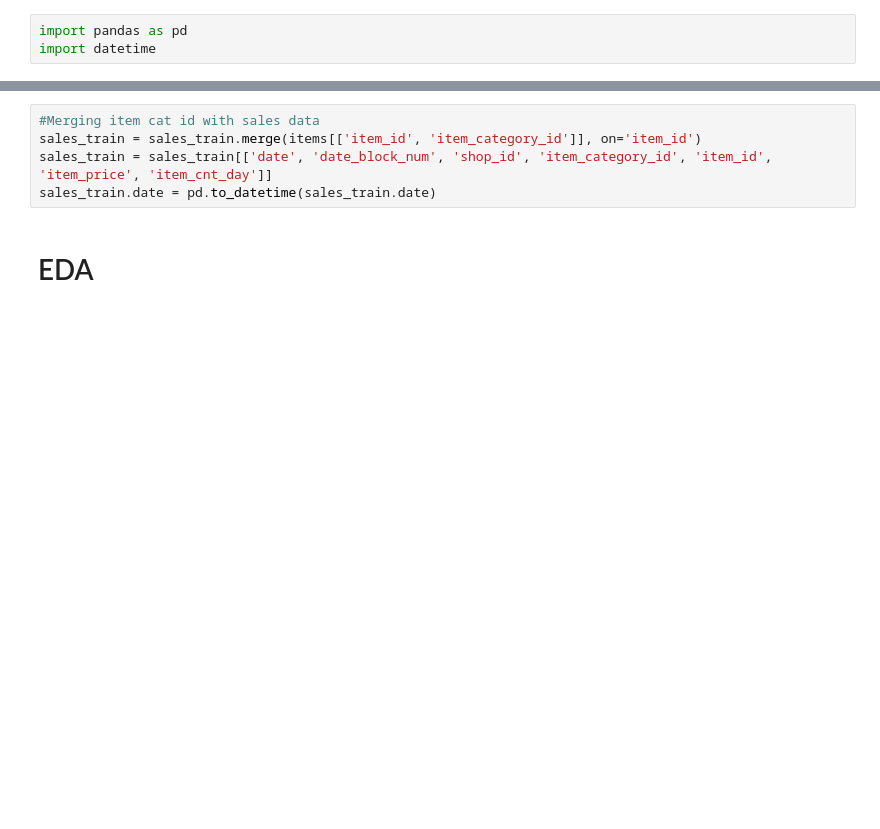
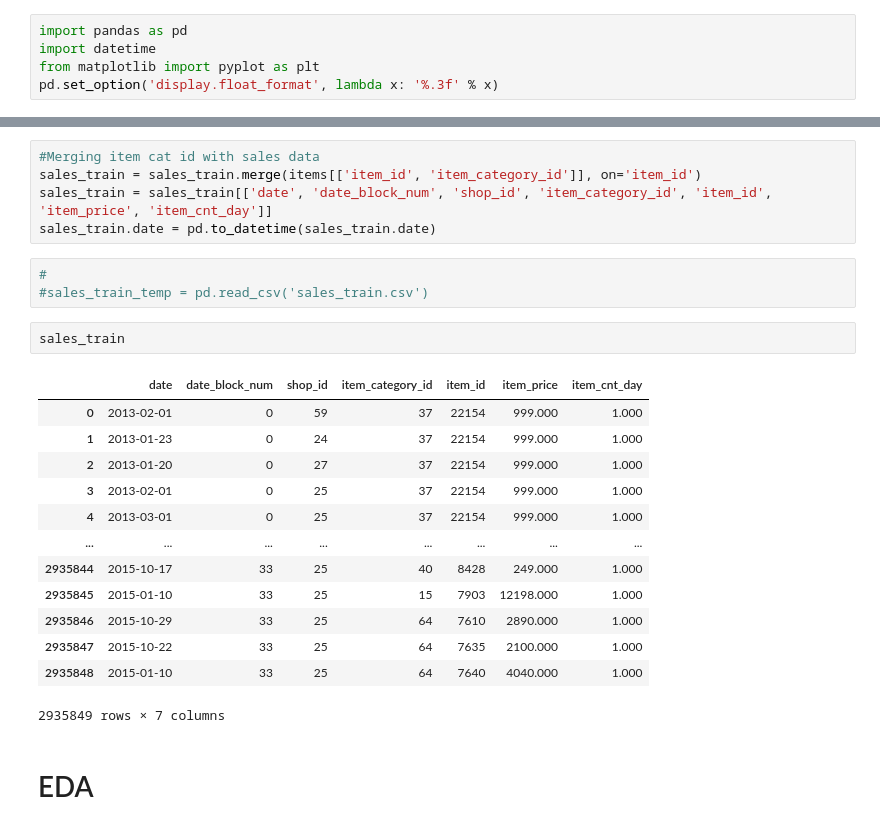
Before and after one commit to Neelam-Singhal/Forecast_Sales_Kaggle_Competiton, a Jupyter notebook: forecast_sales_model.ipynb, the cells around one changed output, grey strips where cells are left out. Cells and saved outputs as stored; diff of their text form; blank space fills up the shorter version.

```diff
--- a/forecast_sales_model.ipynb
+++ b/forecast_sales_model.ipynb
@@ -14,6 +14,8 @@ Git Link - https://github.com/Neelam-Singhal/Forecast_Sales_Kaggle_Competiton
 # %%
 import pandas as pd
 import datetime
+from matplotlib import pyplot as plt
+pd.set_option('display.float_format', lambda x: '%.3f' % x)
 # %%
 sales_train = pd.read_csv('sales_train.csv')
 items = pd.read_csv('items.csv')
@@ -51,6 +72,25 @@ sample_submission.head()
 sales_train = sales_train.merge(items[['item_id', 'item_category_id']], on='item_id')
 sales_train = sales_train[['date', 'date_block_num', 'shop_id', 'item_category_id', 'item_id', 'item_price', 'item_cnt_day']]
 sales_train.date = pd.to_datetime(sales_train.date)
+# %%
+#
+#sales_train_temp = pd.read_csv('sales_train.csv')
+# %%
+sales_train
+# %% [output]
+|  | date | date_block_num | shop_id | item_category_id | item_id | item_price | item_cnt_day |
+| 0 | 2013-02-01 | 0 | 59 | 37 | 22154 | 999.000 | 1.000 |
+| 1 | 2013-01-23 | 0 | 24 | 37 | 22154 | 999.000 | 1.000 |
+| 2 | 2013-01-20 | 0 | 27 | 37 | 22154 | 999.000 | 1.000 |
+| 3 | 2013-02-01 | 0 | 25 | 37 | 22154 | 999.000 | 1.000 |
+| 4 | 2013-03-01 | 0 | 25 | 37 | 22154 | 999.000 | 1.000 |
+| ... | ... | ... | ... | ... | ... | ... | ... |
+| 2935844 | 2015-10-17 | 33 | 25 | 40 | 8428 | 249.000 | 1.000 |
+| 2935845 | 2015-01-10 | 33 | 25 | 15 | 7903 | 12198.000 | 1.000 |
+| 2935846 | 2015-10-29 | 33 | 25 | 64 | 7610 | 2890.000 | 1.000 |
+| 2935847 | 2015-10-22 | 33 | 25 | 64 | 7635 | 2100.000 | 1.000 |
+| 2935848 | 2015-01-10 | 33 | 25 | 64 | 7640 | 4040.000 | 1.000 |
+2935849 rows × 7 columns
 # %% [markdown]
 # EDA
 # %%
```
Also changed, not shown: parts of 23 cells of this notebook.
